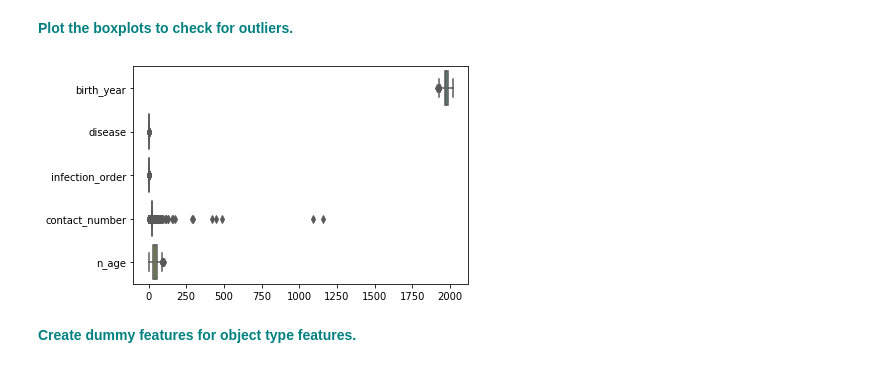
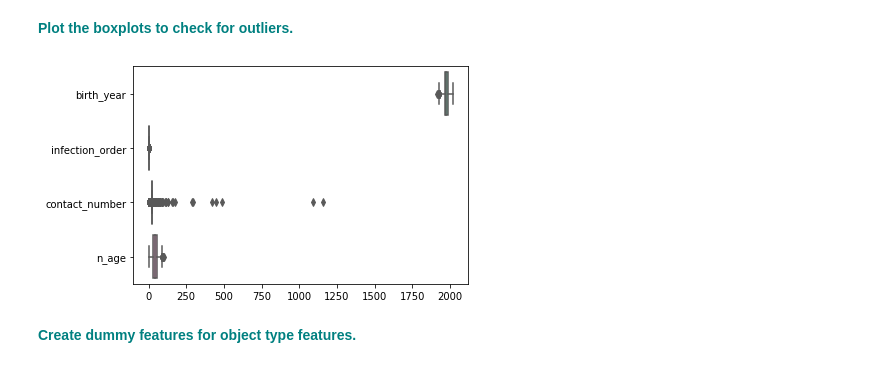
Before and after one commit to meagvo/Springboard, a Jupyter notebook: RandomForest_casestudy_covid19.ipynb, the cells around one changed output. Drawn from its saved outputs; the diff is of its cells as text; code cells hidden in the pictures.

```diff
--- a/RandomForest_casestudy_covid19.ipynb
+++ b/RandomForest_casestudy_covid19.ipynb
@@ -260,10 +260,10 @@ _=sns.heatmap(df.corr(), annot = True)
 # %% [markdown]
 **<font color='teal'> Plot the boxplots to check for outliers. </font>**
 # %%
-data=df.drop(columns=['patient_id', 'infected_by', 'global_num'])
+data=df.drop(columns=['patient_id', 'infected_by', 'global_num', 'disease'])
 ax = sns.boxplot(data=data, orient="h", palette="Set2")
 # %% [output]
-[figure, old version]
+[figure, new version]
 # %% [markdown]
 **<font color='teal'> Create dummy features for object type features. </font>**
 # %%
```
Also changed, not shown: parts of 4 cells of this notebook.
